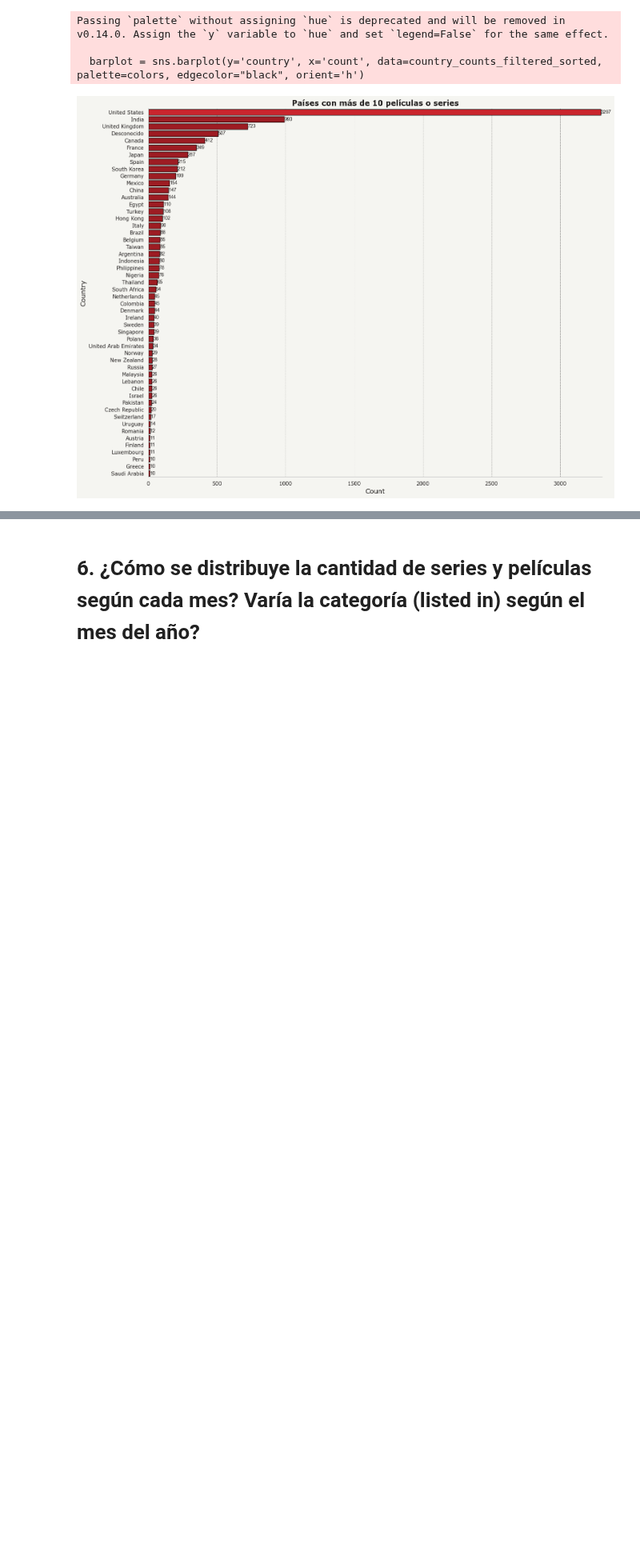
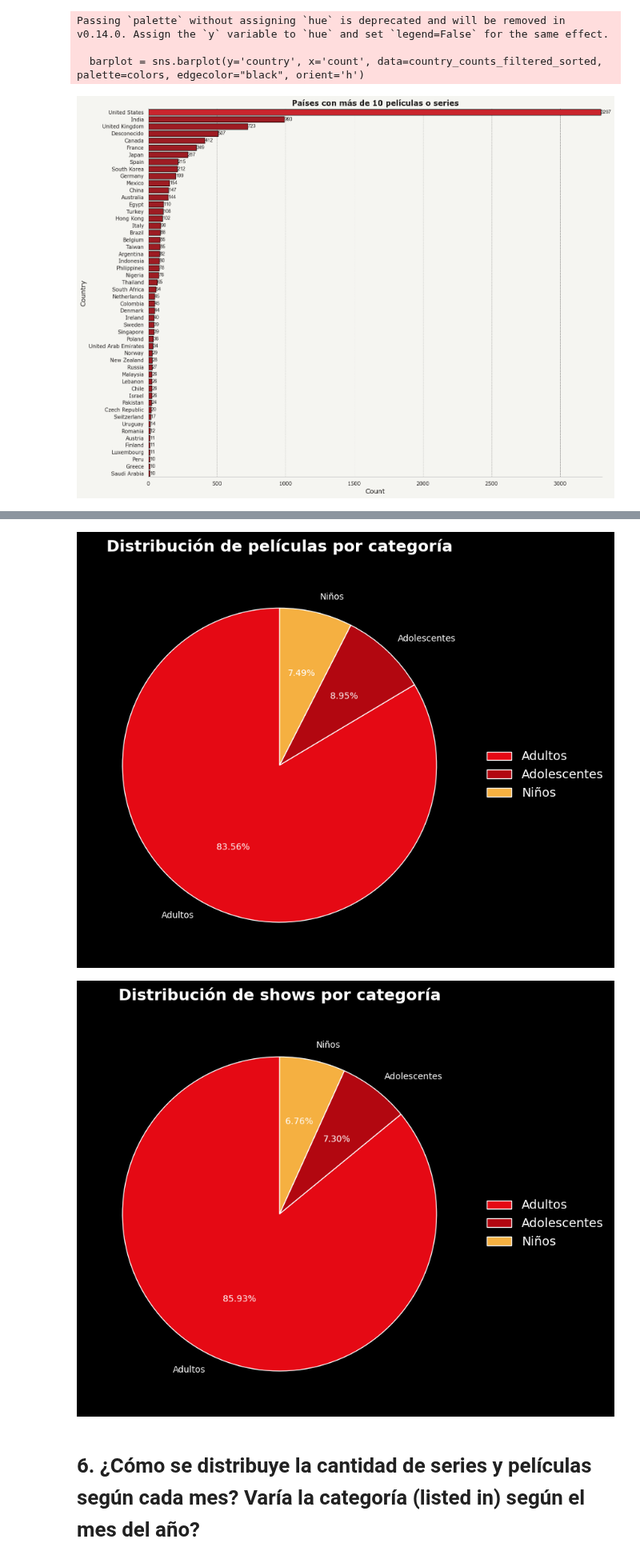
Before and after one commit to phobbins/AnalisisDatos, a Jupyter notebook: Practico 2/practico2.ipynb, the cells around one changed output, grey strips where cells are left out. Shown at 80% size. Saved outputs shown, nothing was run; the diff lists cells and outputs as text; code cells hidden in the pictures; blank space fills up the shorter version.

```diff
--- a/Practico 2/practico2.ipynb
+++ b/Practico 2/practico2.ipynb
@@ -394,3 +469,81 @@ Name: country, Length: 7787, dtype: object
+# %%
+#5. ¿Cómo se distribuye la audiencia objetivo (usar rating para esto)
+#   según el origen de los shows?
+
+import pandas as pd
+import matplotlib.pyplot as plt
+
+# Definir colores personalizados de estilo Netflix
+colors_movies = ['#e50914', '#b20710', '#f5b041', '#5dade2', '#48c9b0', '#f4d03f', '#af7ac5', '#ec7063', '#52be80']
+colors_shows = ['#e50914', '#b20710', '#f5b041', '#5dade2', '#48c9b0', '#f4d03f', '#af7ac5', '#ec7063', '#52be80']
+
+# Fondo y color de texto
+background_color = '#000000'  # Fondo negro
+text_color = '#ffffff'  # Texto en blanco
+
+# Crear una columna de categorías basadas en el rating
+def categorize_rating(rating):
+    if rating in ['G', 'PG', 'TV-Y']:
+        return 'Niños'
+    elif rating in ['PG-13', 'TV-Y7']:
+        return 'Adolescentes'
+    else:
+        return 'Adultos'
+
+df['category'] = df['rating'].apply(categorize_rating)
+
+# Función para crear gráficos de torta y mejorar la legibilidad de la leyenda
+def create_pie_chart(data, title, colors):
+    category_counts = data['category'].value_counts().reset_index()
+    category_counts.columns = ['category', 'count']
+    total_count = category_counts['count'].sum()
+
+    fig, ax = plt.subplots(figsize=(12, 7), facecolor=background_color)
+    plt.gca().set_facecolor(background_color)
+
+    # Crear el gráfico de torta
+    wedges, texts, autotexts = ax.pie(
+        category_counts['count'],
+        labels=category_counts['category'],
+        autopct=lambda p: f'{p:.2f}%',  # Mostrar porcentajes con dos decimales
+        startangle=90,
+        colors=colors[:len(category_counts)],
+        textprops={'color': text_color},
+        wedgeprops={'edgecolor': 'white', 'linewidth': 1}  # Borde blanco para contraste
+    )
+
+    # Mejorar el tamaño y posición de la leyenda
+    ax.legend(wedges, category_counts['category'],
+              title="Categorías",
+              loc="center left",
+              bbox_to_anchor=(1, 0, 0.5, 1),  # Ajustar posición para más espacio
+              fontsize=14,  # Aumentar tamaño de fuente
+              title_fontsize=16,  # Aumentar tamaño del título
+              frameon=False,  # Sin borde en la leyenda
+              labelcolor=text_color)  # Asegurar que el color de la leyenda sea blanco
+
+    # Añadir título
+    ax.set_title(title,
+                 fontsize=18,  # Aumentar tamaño del título
+                 fontweight='bold',
+                 color=text_color,
+                 pad=20)
+
+    plt.tight_layout()
+    plt.show()
+
+# Crear gráficos para películas y shows
+df_movies = df[df['type'] == 'Movie']
+df_shows = df[df['type'] == 'TV Show']
+
+# Mostrar y crear gráficos de torta para películas
+create_pie_chart(df_movies, 'Distribución de películas por categoría', colors_movies)
+
+# Mostrar y crear gráficos de torta para shows
+create_pie_chart(df_shows, 'Distribución de shows por categoría', colors_shows)
+# %% [output]
+[figure, added]
+[figure, added]
 # %% [markdown]
 # 6. ¿Cómo se distribuye la cantidad de series y películas según cada mes? Varía la categoría (listed in) según el mes del año?
 # %% [markdown]
```
Also changed, not shown: parts of 3 cells of this notebook.
